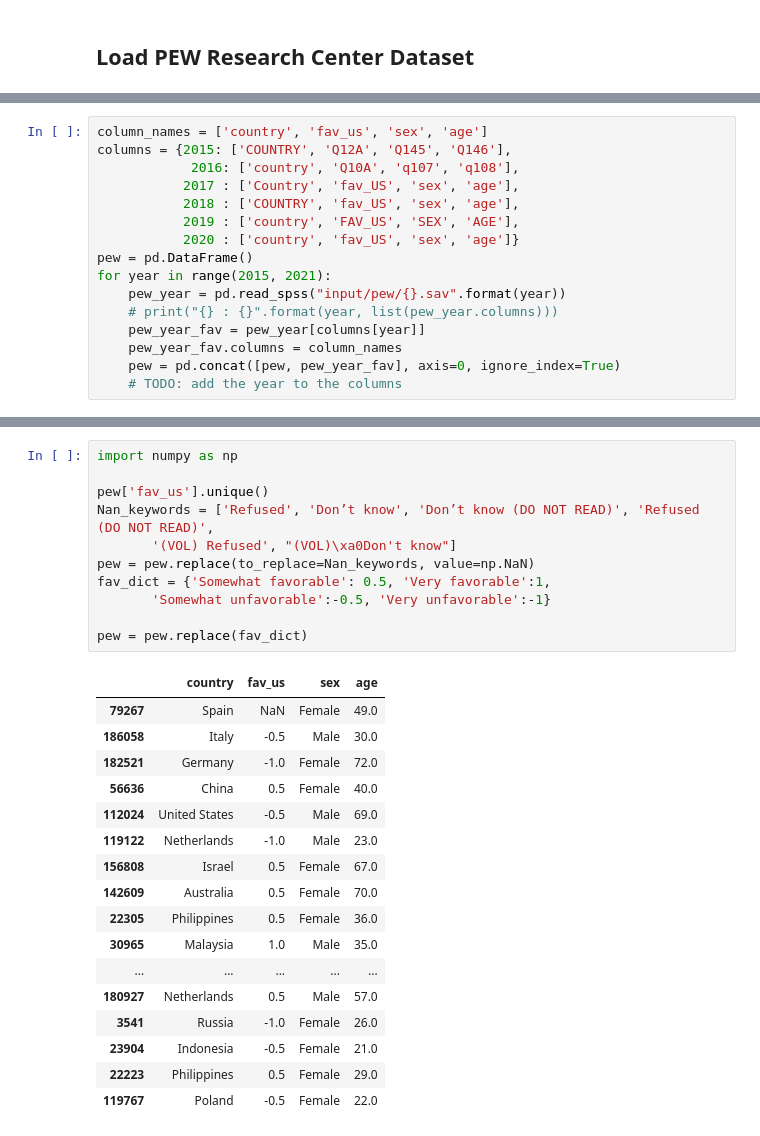
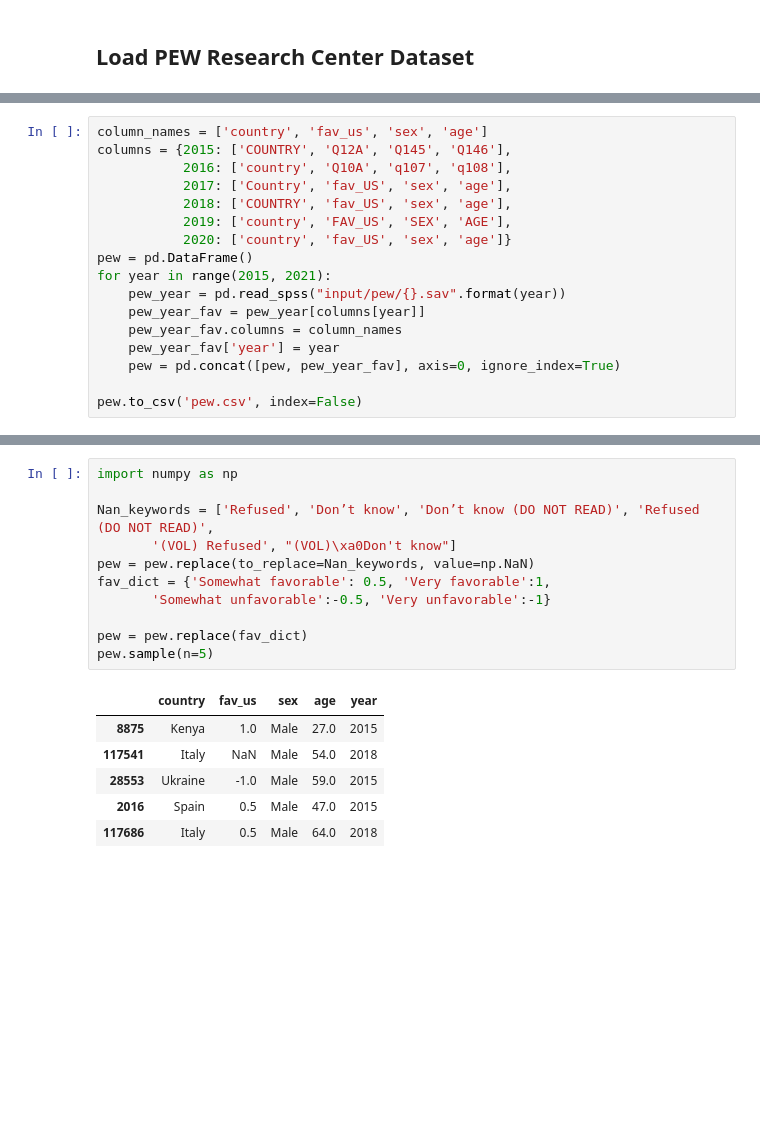
Before and after one commit to epfl-ada/ada-2021-project-young-boys, a Jupyter notebook: project_code.ipynb, the cells around one changed output, grey strips where cells are left out. Cells and saved outputs as stored; diff of their text form; blank space fills up the shorter version.

```diff
--- a/project_code.ipynb
+++ b/project_code.ipynb
@@ -271,17 +271,18 @@ Requirement already satisfied: six>=1.5 in /home/alireza/EPFL/ADA2021/env/lib/py
 # %%
 column_names = ['country', 'fav_us', 'sex', 'age']
 columns = {2015: ['COUNTRY', 'Q12A', 'Q145', 'Q146'],
-            2016: ['country', 'Q10A', 'q107', 'q108'],
-           2017 : ['Country', 'fav_US', 'sex', 'age'],
-           2018 : ['COUNTRY', 'fav_US', 'sex', 'age'],
-           2019 : ['country', 'FAV_US', 'SEX', 'AGE'],
-           2020 : ['country', 'fav_US', 'sex', 'age']}
+           2016: ['country', 'Q10A', 'q107', 'q108'],
+           2017: ['Country', 'fav_US', 'sex', 'age'],
+           2018: ['COUNTRY', 'fav_US', 'sex', 'age'],
+           2019: ['country', 'FAV_US', 'SEX', 'AGE'],
+           2020: ['country', 'fav_US', 'sex', 'age']}
 pew = pd.DataFrame()
 for year in range(2015, 2021):
     pew_year = pd.read_spss("input/pew/{}.sav".format(year))
-    # print("{} : {}".format(year, list(pew_year.columns)))
     pew_year_fav = pew_year[columns[year]]
     pew_year_fav.columns = column_names
+    pew_year_fav['year'] = year
     pew = pd.concat([pew, pew_year_fav], axis=0, ignore_index=True)
-    # TODO: add the year to the columns
+
+pew.to_csv('pew.csv', index=False)
 # %% [output]
@@ -315,29 +294,18 @@ pew.groupby('country')['fav_us'].describe()
 # %%
 import numpy as np
 
-pew['fav_us'].unique()
 Nan_keywords = ['Refused', 'Don’t know', 'Don’t know (DO NOT READ)', 'Refused (DO NOT READ)',
        '(VOL) Refused', "(VOL)\xa0Don't know"]
 pew = pew.replace(to_replace=Nan_keywords, value=np.NaN)
 fav_dict = {'Somewhat favorable': 0.5, 'Very favorable':1,
        'Somewhat unfavorable':-0.5, 'Very unfavorable':-1}
 
 pew = pew.replace(fav_dict)
+pew.sample(n=5)
 # %% [output]
-|  | country | fav_us | sex | age |
-| 79267 | Spain | NaN | Female | 49.0 |
-| 186058 | Italy | -0.5 | Male | 30.0 |
-| 182521 | Germany | -1.0 | Female | 72.0 |
-| 56636 | China | 0.5 | Female | 40.0 |
-| 112024 | United States | -0.5 | Male | 69.0 |
-| 119122 | Netherlands | -1.0 | Male | 23.0 |
-| 156808 | Israel | 0.5 | Female | 67.0 |
-| 142609 | Australia | 0.5 | Female | 70.0 |
-| 22305 | Philippines | 0.5 | Female | 36.0 |
-| 30965 | Malaysia | 1.0 | Male | 35.0 |
-| ... | ... | ... | ... | ... |
-| 180927 | Netherlands | 0.5 | Male | 57.0 |
-| 3541 | Russia | -1.0 | Female | 26.0 |
-| 23904 | Indonesia | -0.5 | Female | 21.0 |
-| 22223 | Philippines | 0.5 | Female | 29.0 |
-| 119767 | Poland | -0.5 | Female | 22.0 |
+|  | country | fav_us | sex | age | year |
+| 8875 | Kenya | 1.0 | Male | 27.0 | 2015 |
+| 117541 | Italy | NaN | Male | 54.0 | 2018 |
+| 28553 | Ukraine | -1.0 | Male | 59.0 | 2015 |
+| 2016 | Spain | 0.5 | Male | 47.0 | 2015 |
+| 117686 | Italy | 0.5 | Male | 64.0 | 2018 |
```
Also changed, not shown: parts of 7 cells of this notebook.
